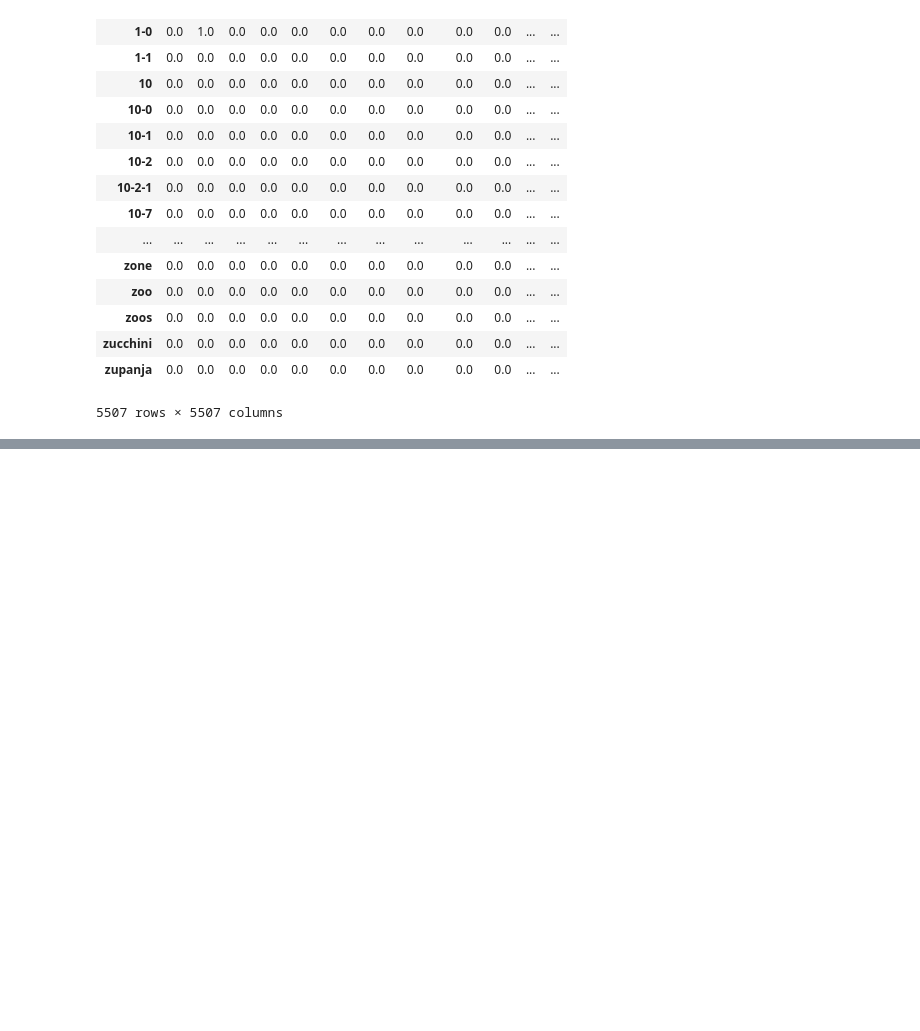
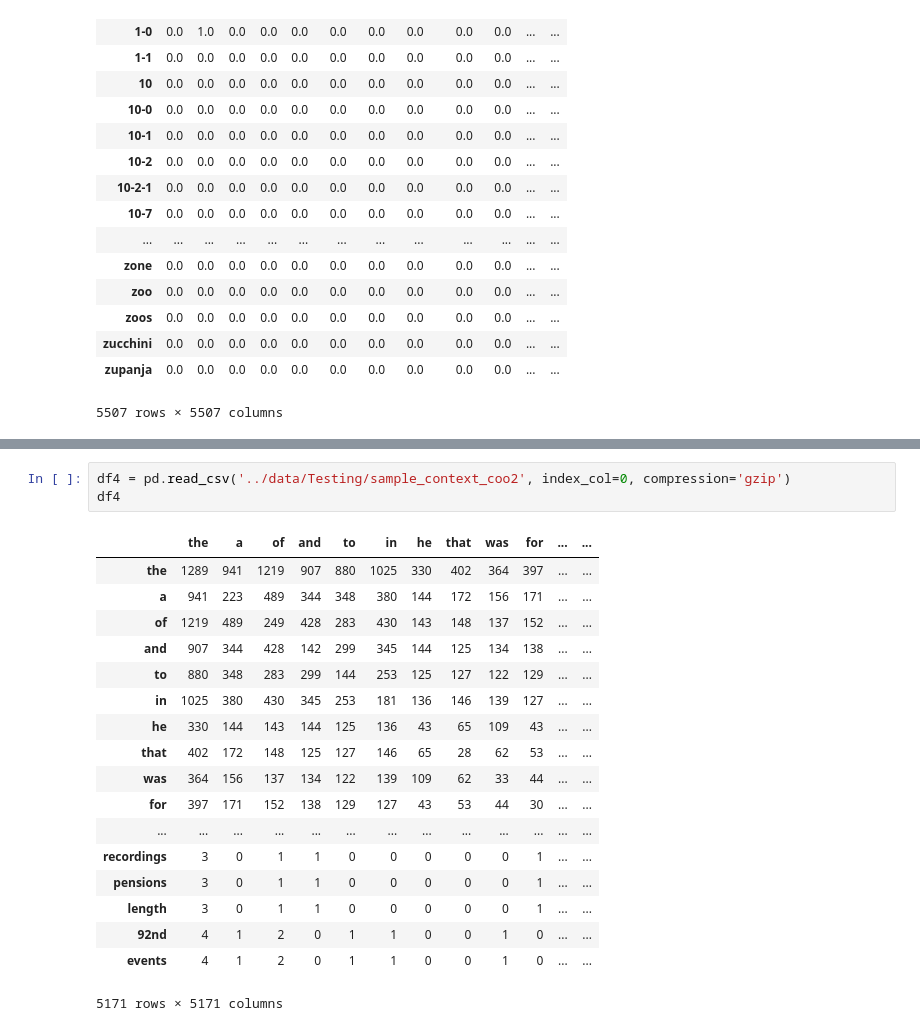
Before and after one commit to tyler-romero/sentence-completion, a Jupyter notebook: code/sandbox.ipynb, the cells around one changed output, grey strips where cells are left out. Cells and saved outputs as stored; diff of their text form; blank space fills up the shorter version.

Commit message:
More data, fixed combine function

```diff
--- a/code/sandbox.ipynb
+++ b/code/sandbox.ipynb
@@ -239,3 +240,25 @@ df3
 | 92nd | 0 | 1 | 1 | 0 | 0 | 0 | 0 | 0 | 0 | 0 | ... | ... |
 | events | 1 | 1 | 1 | 0 | 0 | 1 | 0 | 0 | 0 | 0 | ... | ... |
 5168 rows × 5168 columns
+# %%
+df4 = pd.read_csv('../data/Testing/sample_context_coo2', index_col=0, compression='gzip')
+df4
+# %% [output]
+|  | the | a | of | and | to | in | he | that | was | for | ... | ... |
+| the | 1289 | 941 | 1219 | 907 | 880 | 1025 | 330 | 402 | 364 | 397 | ... | ... |
+| a | 941 | 223 | 489 | 344 | 348 | 380 | 144 | 172 | 156 | 171 | ... | ... |
+| of | 1219 | 489 | 249 | 428 | 283 | 430 | 143 | 148 | 137 | 152 | ... | ... |
+| and | 907 | 344 | 428 | 142 | 299 | 345 | 144 | 125 | 134 | 138 | ... | ... |
+| to | 880 | 348 | 283 | 299 | 144 | 253 | 125 | 127 | 122 | 129 | ... | ... |
+| in | 1025 | 380 | 430 | 345 | 253 | 181 | 136 | 146 | 139 | 127 | ... | ... |
+| he | 330 | 144 | 143 | 144 | 125 | 136 | 43 | 65 | 109 | 43 | ... | ... |
+| that | 402 | 172 | 148 | 125 | 127 | 146 | 65 | 28 | 62 | 53 | ... | ... |
+| was | 364 | 156 | 137 | 134 | 122 | 139 | 109 | 62 | 33 | 44 | ... | ... |
+| for | 397 | 171 | 152 | 138 | 129 | 127 | 43 | 53 | 44 | 30 | ... | ... |
+| ... | ... | ... | ... | ... | ... | ... | ... | ... | ... | ... | ... | ... |
+| recordings | 3 | 0 | 1 | 1 | 0 | 0 | 0 | 0 | 0 | 1 | ... | ... |
+| pensions | 3 | 0 | 1 | 1 | 0 | 0 | 0 | 0 | 0 | 1 | ... | ... |
+| length | 3 | 0 | 1 | 1 | 0 | 0 | 0 | 0 | 0 | 1 | ... | ... |
+| 92nd | 4 | 1 | 2 | 0 | 1 | 1 | 0 | 0 | 1 | 0 | ... | ... |
+| events | 4 | 1 | 2 | 0 | 1 | 1 | 0 | 0 | 1 | 0 | ... | ... |
+5171 rows × 5171 columns
```
Also changed, not shown: parts of 11 cells of this notebook, 6 other files.
